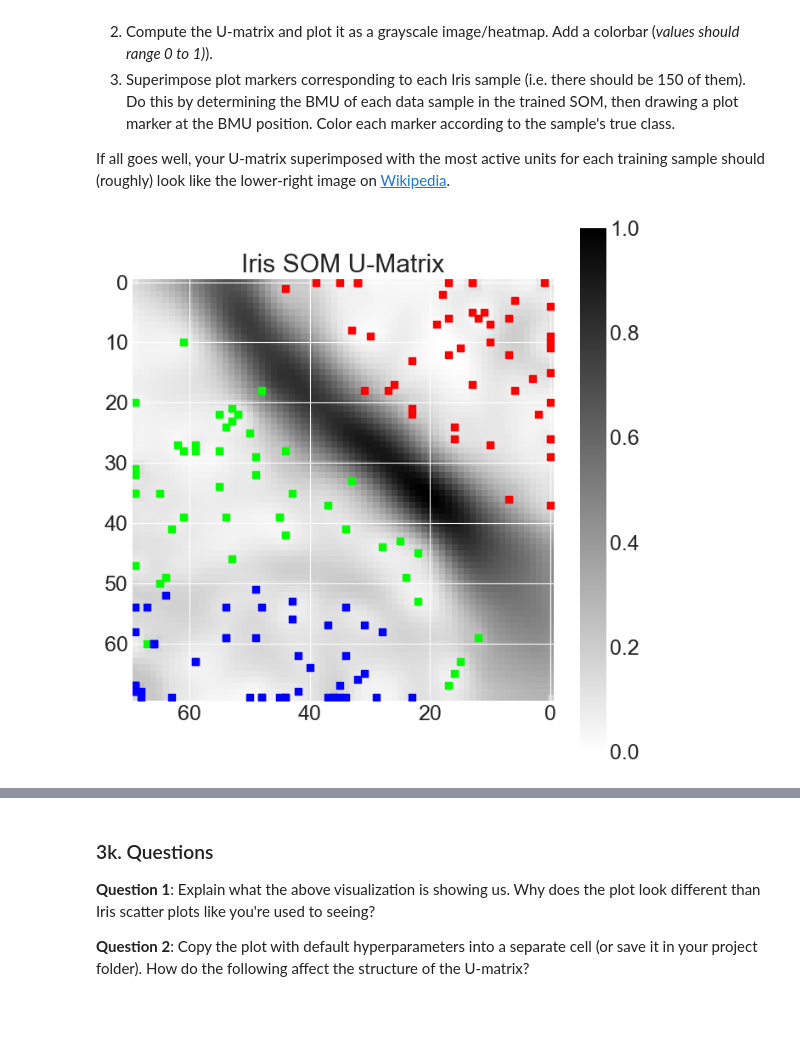
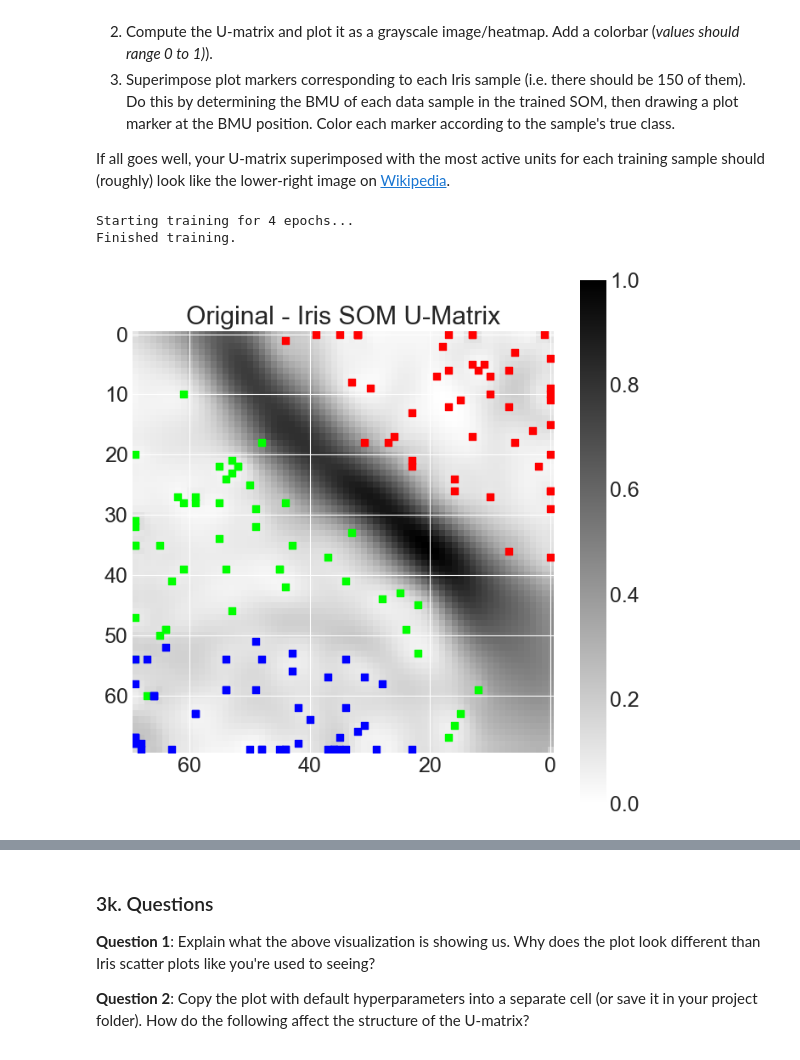
Before and after one commit to sampolz/Neural-Networks, a Jupyter notebook: CS443 Project 3/word_cloud.ipynb, the cells around one changed output, grey strips where cells are left out. Drawn from its saved outputs; the diff is of its cells as text; code cells hidden in the pictures; blank space fills up the shorter version.

```diff
--- a/CS443 Project 3/word_cloud.ipynb
+++ b/CS443 Project 3/word_cloud.ipynb
@@ -367,20 +370,24 @@ In the cell below, do the following to visualize the learned representation of I
 
 If all goes well, your U-matrix superimposed with the most active units for each training sample should (roughly) look like the lower-right image on [Wikipedia](https://en.wikipedia.org/wiki/File:SOM_of_Fishers_Iris_flower_data_set.JPG).
 # %%
+iris_som = som.SOM((70, 70), iris_x.shape[1])
+iris_som.fit(iris_x, epochs=4, lr_initial=1.0, sigma_initial=45.0,verbose=False)
+
 u_mat = iris_som.u_matrix()
-
 plt.figure(figsize=(8, 8))
 plt.imshow(u_mat, cmap='gray_r', origin='upper')
 plt.colorbar()
 
 class_colors = ['red', 'lime', 'blue']
 
 for i in range(len(iris_x)):
     row, col = iris_som.get_bmu(iris_x[i])
     plt.scatter(col, row, c=class_colors[iris_y[i]], marker='s', s=35)
 
-plt.title('Iris SOM U-Matrix')
+plt.title('Original - Iris SOM U-Matrix')
 plt.gca().invert_xaxis()
 plt.show()
 # %% [output]
+Starting training for 4 epochs...
+Finished training.
-[figure, old version]
+[figure, new version]
```
Also changed, not shown: parts of 9 cells of this notebook.
